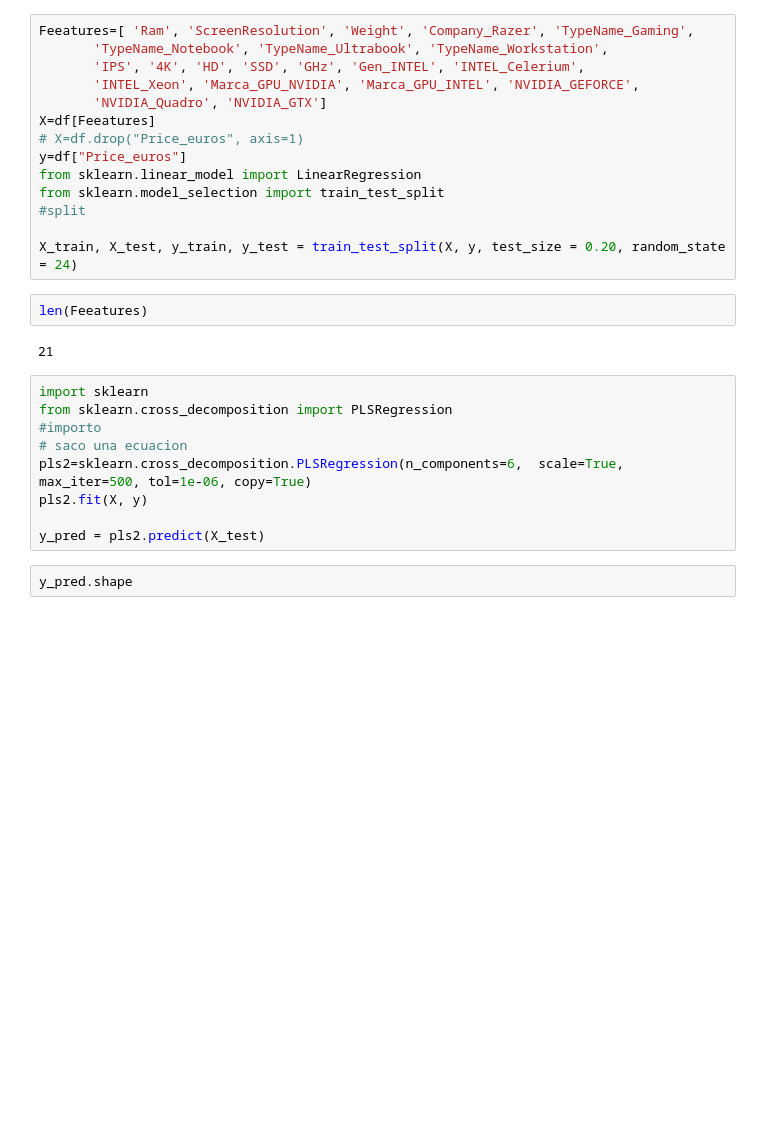
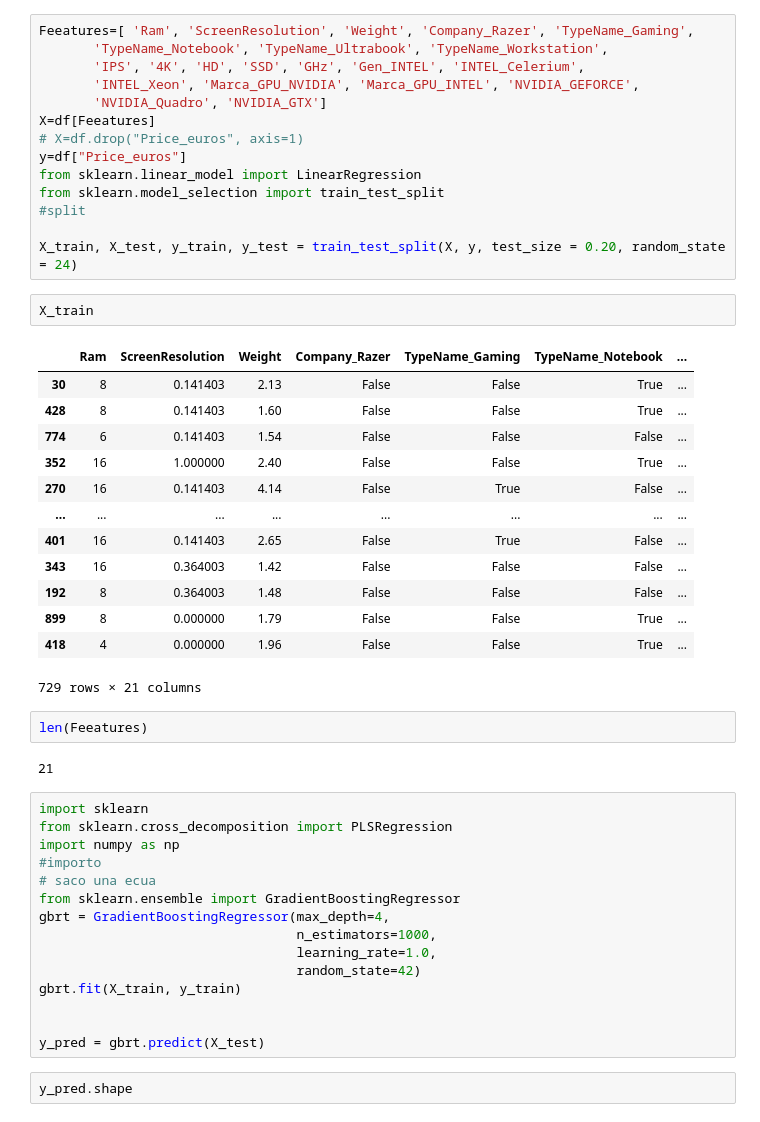
Before and after one commit to UnaiFam/Competicion-kaggle, a Jupyter notebook: REGRESION/model gradient.ipynb, the cells around one changed output. Saved outputs shown, nothing was run; the diff lists cells and outputs as text; blank space fills up the shorter version.

```diff
--- a/REGRESION/model gradient.ipynb
+++ b/REGRESION/model gradient.ipynb
@@ -106,6 +106,22 @@ from sklearn.model_selection import train_test_split
 #split
 
 X_train, X_test, y_train, y_test = train_test_split(X, y, test_size = 0.20, random_state = 24)
+# %%
+X_train
+# %% [output]
+|  | Ram | ScreenResolution | Weight | Company_Razer | TypeName_Gaming | TypeName_Notebook | ... |
+| 30 | 8 | 0.141403 | 2.13 | False | False | True | ... |
+| 428 | 8 | 0.141403 | 1.60 | False | False | True | ... |
+| 774 | 6 | 0.141403 | 1.54 | False | False | False | ... |
+| 352 | 16 | 1.000000 | 2.40 | False | False | True | ... |
+| 270 | 16 | 0.141403 | 4.14 | False | True | False | ... |
+| ... | ... | ... | ... | ... | ... | ... | ... |
+| 401 | 16 | 0.141403 | 2.65 | False | True | False | ... |
+| 343 | 16 | 0.364003 | 1.42 | False | False | False | ... |
+| 192 | 8 | 0.364003 | 1.48 | False | False | False | ... |
+| 899 | 8 | 0.000000 | 1.79 | False | False | True | ... |
+| 418 | 4 | 0.000000 | 1.96 | False | False | True | ... |
+729 rows × 21 columns
 # %%
 len(Feeatures)
 # %% [output]
@@ -113,12 +129,18 @@ len(Feeatures)
 # %%
 import sklearn
 from sklearn.cross_decomposition import PLSRegression
+import numpy as np
 #importo
-# saco una ecuacion
-pls2=sklearn.cross_decomposition.PLSRegression(n_components=6,  scale=True, max_iter=500, tol=1e-06, copy=True)
-pls2.fit(X, y)
+# saco una ecua
+from sklearn.ensemble import GradientBoostingRegressor
+gbrt = GradientBoostingRegressor(max_depth=4,
+                                 n_estimators=1000,
+                                 learning_rate=1.0,
+                                 random_state=42)
+gbrt.fit(X_train, y_train)
 
-y_pred = pls2.predict(X_test)
+
+y_pred = gbrt.predict(X_test)
 # %%
 y_pred.shape
 # %% [output]
```
Also changed, not shown: parts of 3 cells of this notebook, 8 other files.
